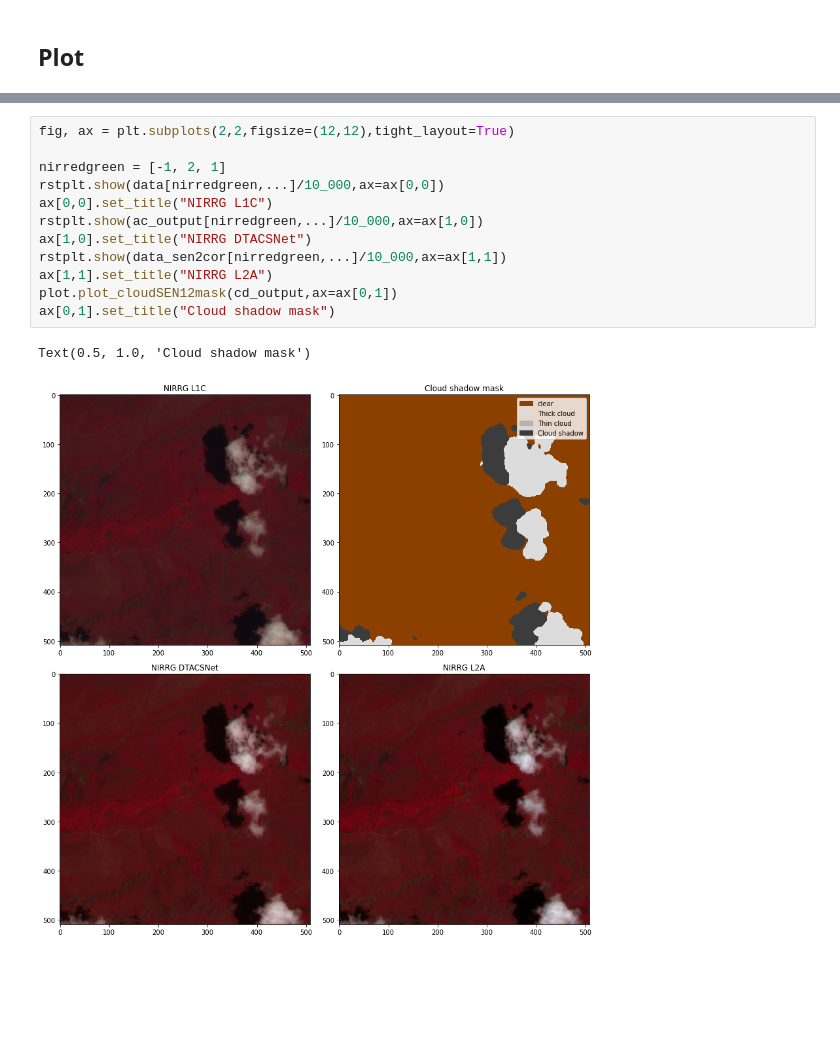
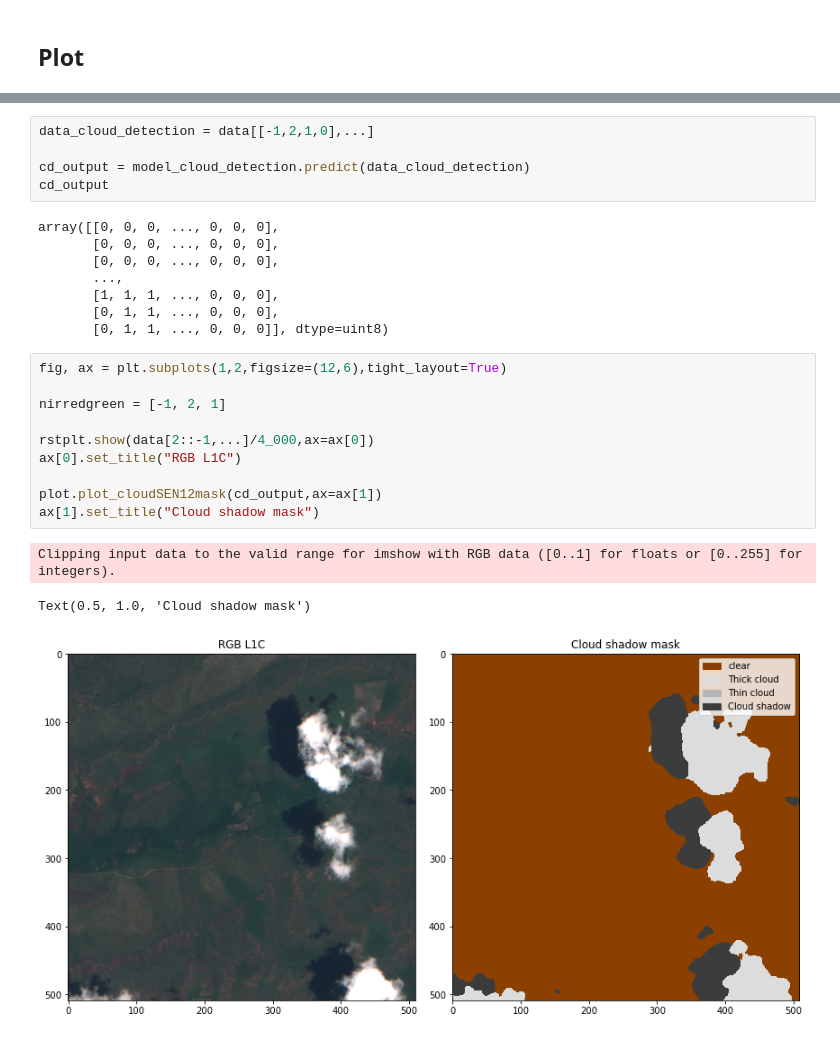
Before and after one commit to spaceml-org/DTACSNet, a Jupyter notebook: tutorials/inference.ipynb, the cells around one changed output, grey strips where cells are left out. Drawn from its saved outputs; the diff is of its cells as text; blank space fills up the shorter version.

```diff
--- a/tutorials/inference.ipynb
+++ b/tutorials/inference.ipynb
@@ -119,15 +123,27 @@ Text(0.5, 1.0, 'Cloud shadow mask')
+# %%
+data_cloud_detection = data[[-1,2,1,0],...]
+
+cd_output = model_cloud_detection.predict(data_cloud_detection)
+cd_output
+# %% [output]
+array([[0, 0, 0, ..., 0, 0, 0],
+       [0, 0, 0, ..., 0, 0, 0],
+       [0, 0, 0, ..., 0, 0, 0],
+       ...,
+       [1, 1, 1, ..., 0, 0, 0],
+       [0, 1, 1, ..., 0, 0, 0],
+       [0, 1, 1, ..., 0, 0, 0]], dtype=uint8)
 # %%
-fig, ax = plt.subplots(2,2,figsize=(12,12),tight_layout=True)
+fig, ax = plt.subplots(1,2,figsize=(12,6),tight_layout=True)
 
 nirredgreen = [-1, 2, 1]
-rstplt.show(data[nirredgreen,...]/10_000,ax=ax[0,0])
-ax[0,0].set_title("NIRRG L1C")
-rstplt.show(ac_output[nirredgreen,...]/10_000,ax=ax[1,0])
-ax[1,0].set_title("NIRRG DTACSNet")
-rstplt.show(data_sen2cor[nirredgreen,...]/10_000,ax=ax[1,1])
-ax[1,1].set_title("NIRRG L2A")
-plot.plot_cloudSEN12mask(cd_output,ax=ax[0,1])
-ax[0,1].set_title("Cloud shadow mask")
+
+rstplt.show(data[2::-1,...]/4_000,ax=ax[0])
+ax[0].set_title("RGB L1C")
+
+plot.plot_cloudSEN12mask(cd_output,ax=ax[1])
+ax[1].set_title("Cloud shadow mask")
 # %% [output]
-Text(0.5, 1.0, 'Cloud shadow mask')
+Clipping input data to the valid range for imshow with RGB data ([0..1] for floats or [0..255] for integers).
+Text(0.5, 1.0, 'Cloud shadow mask')
-[figure, old version]
+[figure, new version]
```
Also changed, not shown: parts of 10 cells of this notebook, 3 other files.
